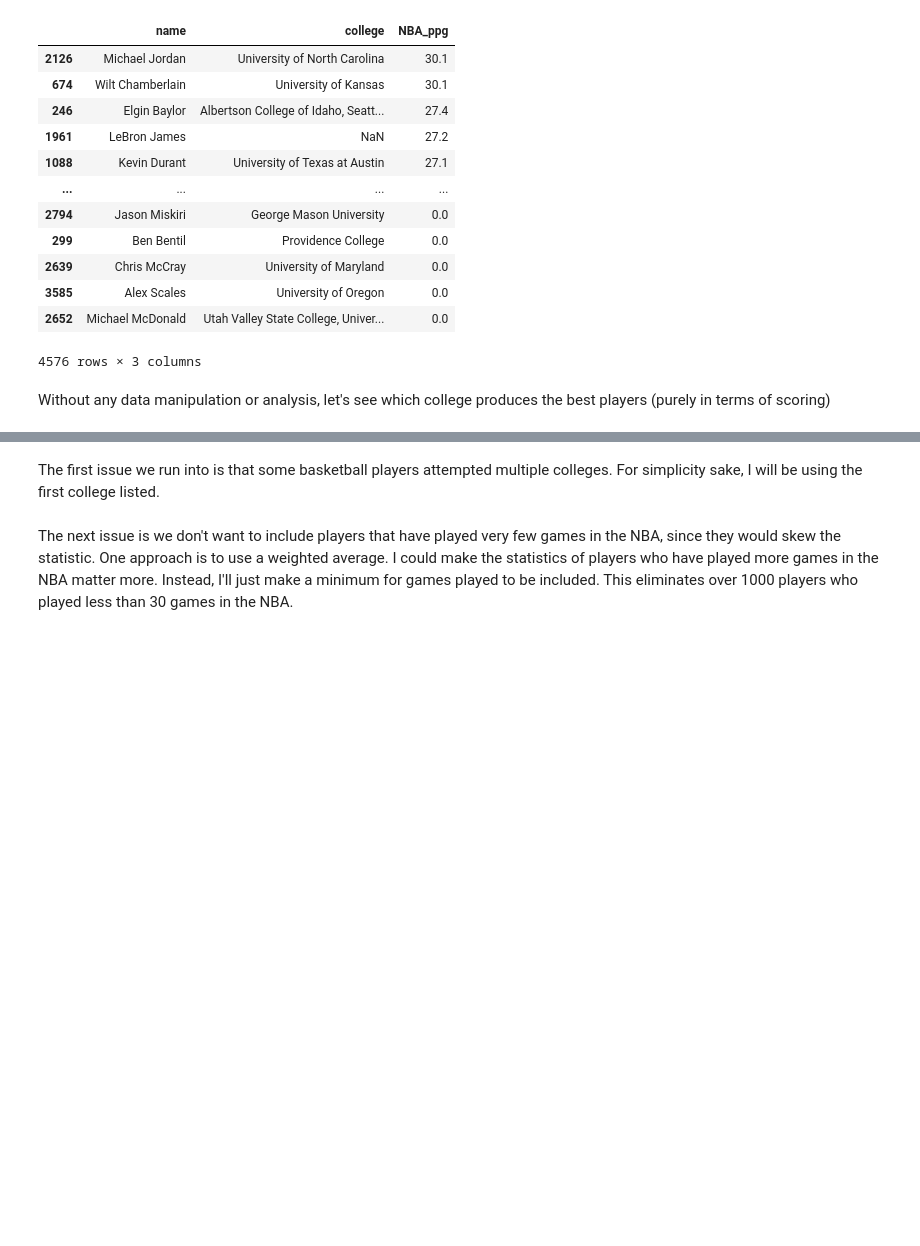
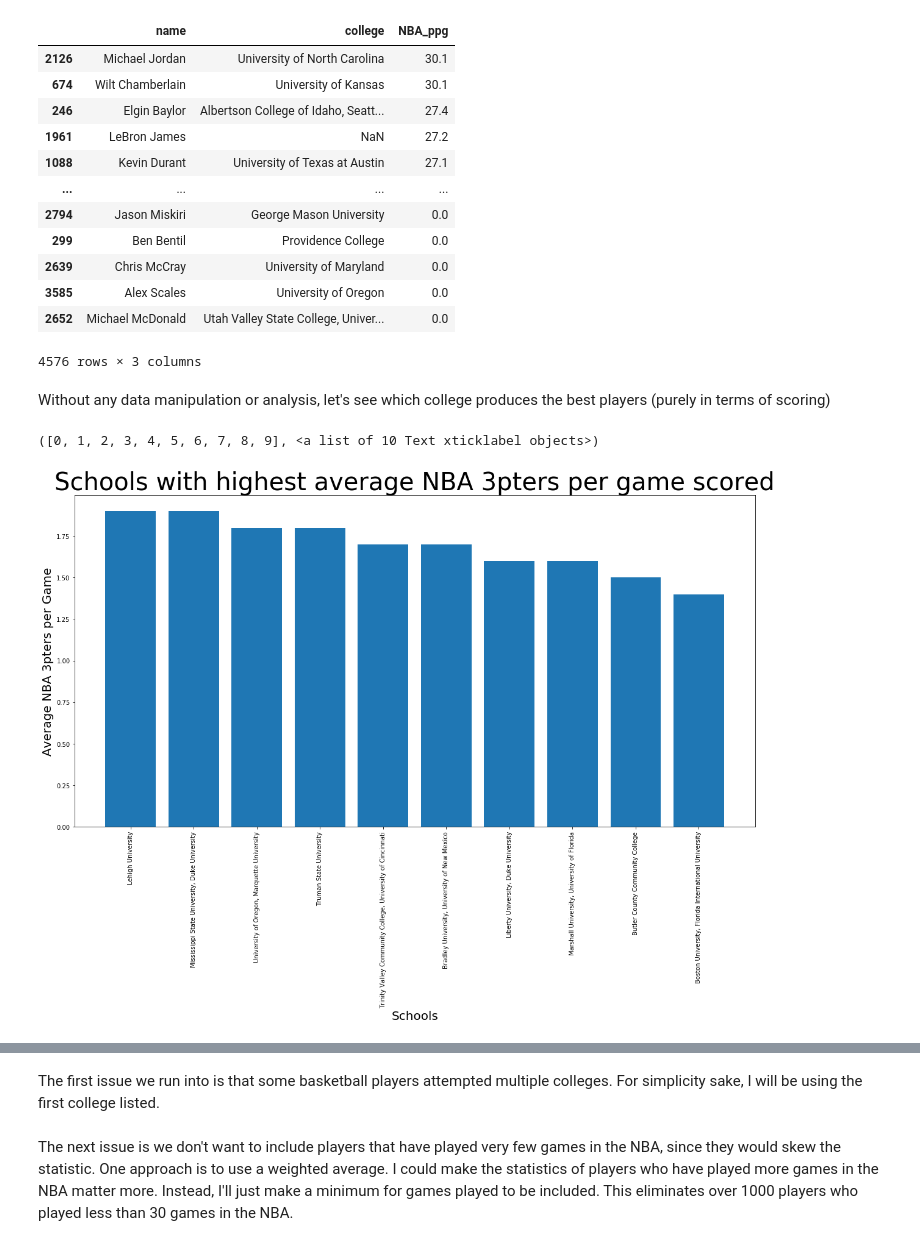
Before and after one commit to brybranmuffin/data100finalproj, a Jupyter notebook: Final-Project.ipynb, the cells around one changed output, grey strips where cells are left out. Drawn from its saved outputs; the diff is of its cells as text; code cells hidden in the pictures; blank space fills up the shorter version.

```diff
--- a/Final-Project.ipynb
+++ b/Final-Project.ipynb
@@ -91,5 +91,22 @@ college.sort_values(by=["NBA_ppg"], ascending = False)[['name', 'college', 'NBA_
 4576 rows × 3 columns
 # %% [markdown]
 Without any data manipulation or analysis, let's see which college produces the best players (purely in terms of scoring)
+# %%
+#First glance, which college makes the best players (in terms of scoring)
+college_scores = college.groupby(['college']).mean().sort_values(by=["NBA__3ptpg"], ascending = False)[['NBA__3ptpg']].head(10)
+
+
+x = list(college_scores.index)
+y = list(college_scores["NBA__3ptpg"])
+
+plt.figure(figsize=(20,10))
+plt.bar(x,y,align='center') # A bar chart
+plt.xlabel('Schools', size= 20)
+plt.ylabel('Average NBA 3pters per Game', size= 20)
+plt.title("Schools with highest average NBA 3pters per game scored", size = 40)
+plt.xticks(rotation=90)
+# %% [output]
+([0, 1, 2, 3, 4, 5, 6, 7, 8, 9], <a list of 10 Text xticklabel objects>)
+[figure, added]
 # %%
 #First glance, which college makes the best players (in terms of scoring)
```
Also changed, not shown: parts of 16 cells of this notebook, 1 other file.
